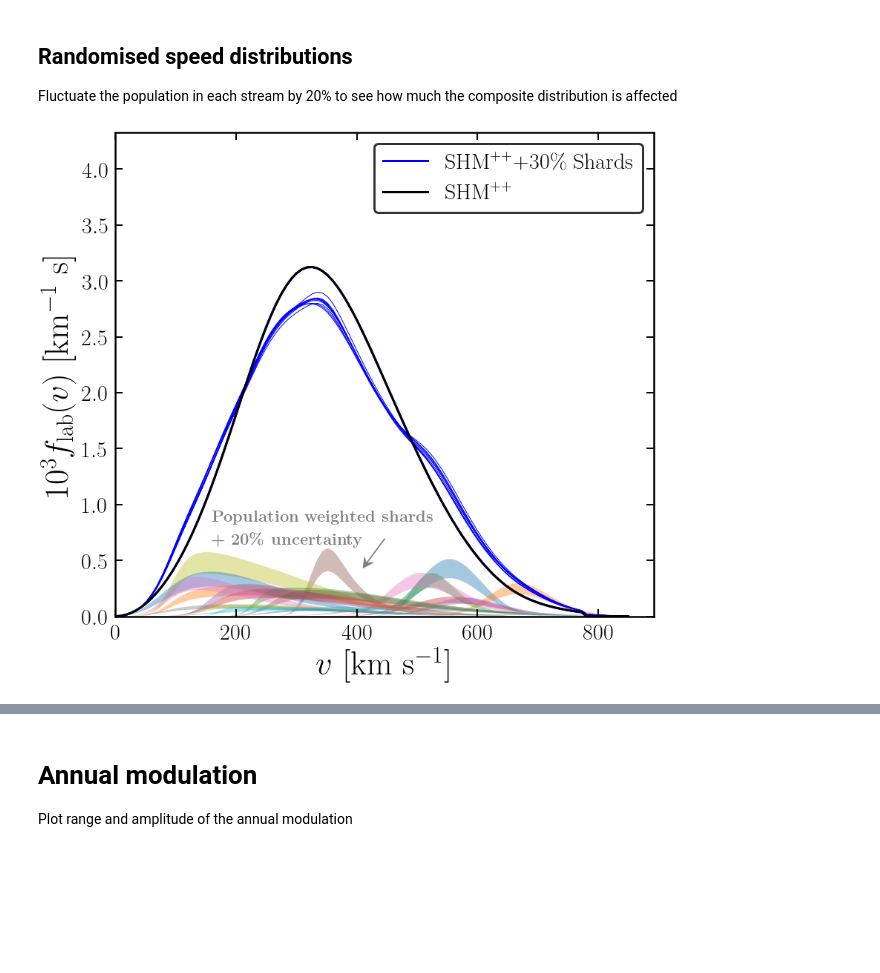
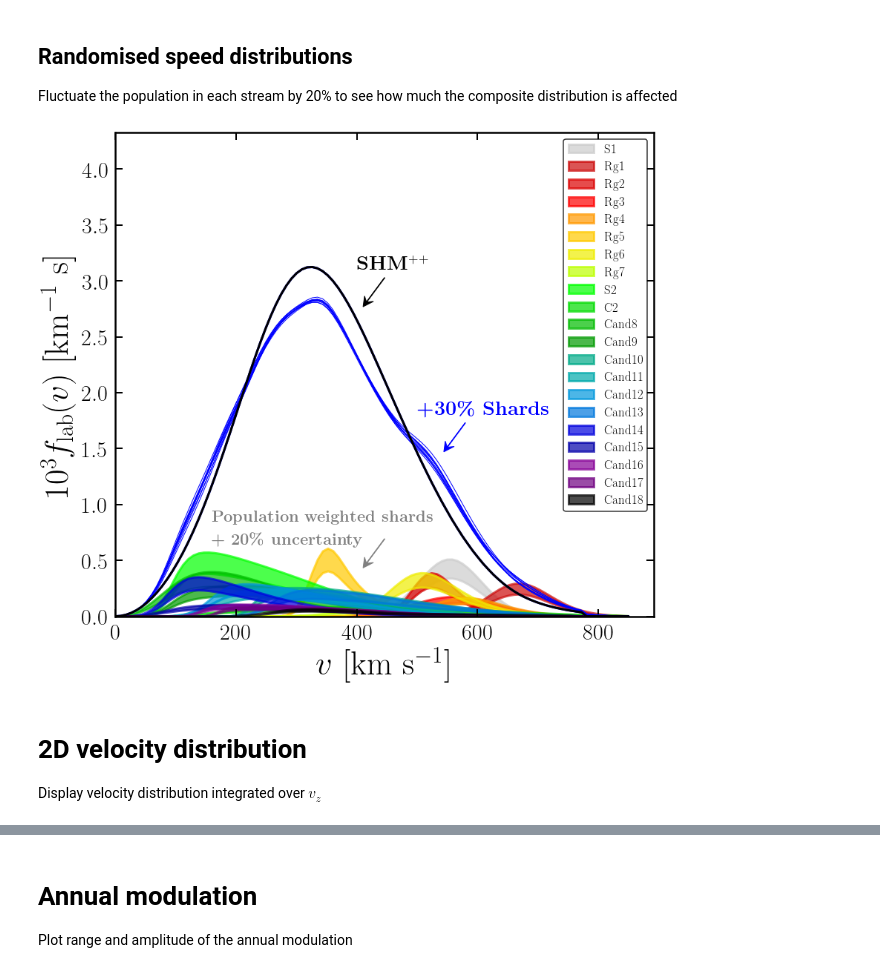
Before and after one commit to cajohare/DarkShards, a Jupyter notebook: code/PlotShards.ipynb, the cells around one changed output, grey strips where cells are left out. Cells and saved outputs as stored; diff of their text form; code cells hidden in the pictures; blank space fills up the shorter version.

```diff
--- a/code/PlotShards.ipynb
+++ b/code/PlotShards.ipynb
@@ -84,21 +84,25 @@ fv0 = (1-0.25)*fv_Iso + 0.25*fv_Saus
 
 n_xi = 10
 xi_vals = linspace(0,0.3,n_xi)
-col = flipud(cm.coolwarm(linspace(0,1,n_xi)))
+col = (cm.coolwarm(linspace(0,1,n_xi)))
 cmap = cm.coolwarm
 y2 = 1e3*(xi_vals[-1]*sum(fv,0)+(1.0-xi_vals[-1])*fv0)
 for i in range(0,n_xi):
     plt.fill_between(v,1e3*(xi_vals[i]*sum(fv,0)+(1.0-xi_vals[i])*fv0),y2=y2,color=col[i,:],alpha=0.5)
     plt.plot(v,1e3*(xi_vals[i]*sum(fv,0)+(1.0-xi_vals[i])*fv0),'-',color=col[i,:],linewidth=3)
 
-cbar_min = r'SHM$^{++}$ + 30 \% Shards'
-cbar_max = r'SHM$^{++}$ + 0\% Shards'
-plt.plot(v,1e3*fv0,'-',color=col[0,:],linewidth=3,label=cbar_max)
-plt.plot(v,y2,'-',color=col[-1,:],linewidth=3,label=cbar_min)
+cbar_max = r'SHM$^{++}$ + 30 \% Shards'
+cbar_min = r'SHM$^{++}$ + 0\% Shards'
+plt.plot(v,1e3*fv0,'-',color=col[0,:],linewidth=3)
+plt.plot(v,y2,'-',color=col[-1,:],linewidth=3)
 
 # Plot individual streams
+colstrs = flipud(cm.nipy_spectral(linspace(0.0,1.0,nshards)))
 for i in range(0,nshards):
-    plt.fill_between(v,1e3*fv[i,:],linewidth=3,alpha=0.4)
+    #plt.fill_between(v,1e3*fv[i,:],color=colstrs[i,:],linewidth=3,alpha=0.7,label=names[i])
+    plt.plot(v,1e3*fv[i,:],color=colstrs[i,:],linewidth=3,label=names[i])
+leg = plt.legend(loc='lower right',fontsize=13,edgecolor='k')
+leg.get_frame().set_linewidth(1.5)
 
 # Plot fiddling
 ax.set_xlim(left=0.0)
@@ -155,37 +159,50 @@ for i in range(0,n_ex):
         xi_rand = gauss(npop, pop_sig*npop)
         if xi_rand<0.0:
             xi_rand = 0.0
         fv_tot += xi_rand*fv[j,:]/pops[j]
     fv_tot /= trapz(fv_tot,v)
     plt.plot(v,1e3*(xi_shards*fv_tot+(1.0-xi_shards)*fv0),'-',color="blue",linewidth=1)
 
-plt.plot(v,1e3*fv0,'-',color="blue",linewidth=3,label=r'SHM$^{++}$+30\% Shards')
-plt.plot(v,1e3*fv0,'k-',linewidth=3,label=r'SHM$^{++}$')
+plt.plot(v,1e3*fv0,'-',color="blue",linewidth=3)
+plt.plot(v,1e3*fv0,'k-',linewidth=3)
 
 # Plot individual streams
 for i in range(0,nshards):
-    npop = pops[j]*sum(dat[:,9])
+    npop = pops[i]*sum(dat[:,9])
     y1 = 1e3*fv[i,:]*(1.0+pop_sig)
     y2 = 1e3*fv[i,:]*(1.0-pop_sig)
-    plt.fill_between(v,y1,y2=y2,linewidth=3,alpha=0.4)
+    plt.fill_between(v,y1,y2=y2,color=colstrs[i,:],linewidth=3,alpha=0.7,label=names[i])
+leg = plt.legend(loc='upper right',fontsize=17,edgecolor='k')
+leg.get_frame().set_linewidth(1.5)
 
 # Plot fiddling
 ax.set_xlim(left=0.0)
 ax.set_ylim(bottom=0.0,top=max(1e3*fv_Iso)*1.5)
 ax.tick_params(which='major',direction='in',width=2,length=10,right=True,top=True,pad=10,labelsize=30)
 ax.tick_params(which='minor',direction='in',width=1,length=7,right=True,top=True)
 plt.xlabel(r"$v$ [km s$^{-1}$]",fontsize=45);
 plt.ylabel(r"$10^3 f_{\rm lab}(v)$ [km$^{-1}$ s]",fontsize=45);
+
+# text labels
+plt.text(500,1.8,r'{\bf +30\% Shards}',fontsize=27,color='b')
+plt.arrow(0.65, 0.4, -0.04, -0.06, transform=ax.transAxes,length_includes_head=True,head_width=0.02, head_length=0.02, overhang=0.4,edgecolor='b',facecolor='b')
+
+
+plt.text(400,3.1,r'{\bf SHM}$^{++}$',fontsize=27,color='k')
+plt.arrow(0.5, 0.7, -0.04, -0.06, transform=ax.transAxes,length_includes_head=True,head_width=0.02, head_length=0.02, overhang=0.4,edgecolor='k',facecolor='k')
+
 plt.text(160,0.85,r'\bf {Population weighted shards}',fontsize=22,color='gray')
 plt.text(160,0.65,r'\bf + 20\% uncertainty',fontsize=22,color='gray')
 plt.arrow(0.5, 0.16, -0.04, -0.06, transform=ax.transAxes,length_includes_head=True,head_width=0.02, head_length=0.02, overhang=0.4,edgecolor='gray',facecolor='gray')
-leg = plt.legend(fontsize=30,edgecolor='k')
-leg.get_frame().set_linewidth(3)
+
 
 
 # Save figure
 plt.show()
 fig.savefig('../plots/'+pltname+'.pdf',bbox_inches='tight')
 fig.savefig('../plots/plots_png/'+pltname+'.png',bbox_inches='tight')
 # %% [output]
-[figure, old version]
+[figure, new version]
+# %% [markdown]
+# 2D velocity distribution
+Display velocity distribution integrated over $v_z$
```
Also changed, not shown: parts of 9 cells of this notebook, 11 other files.
